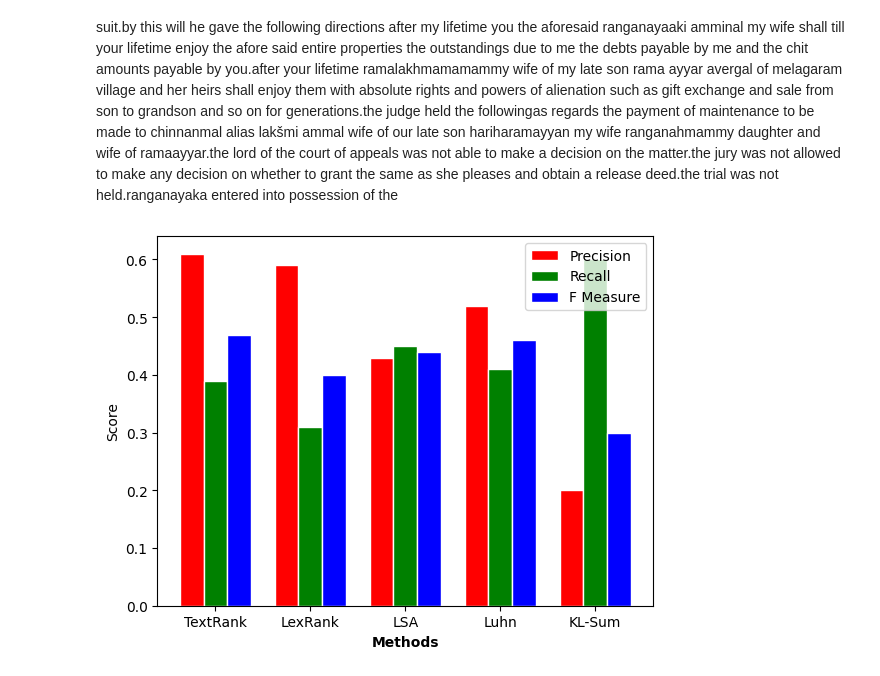
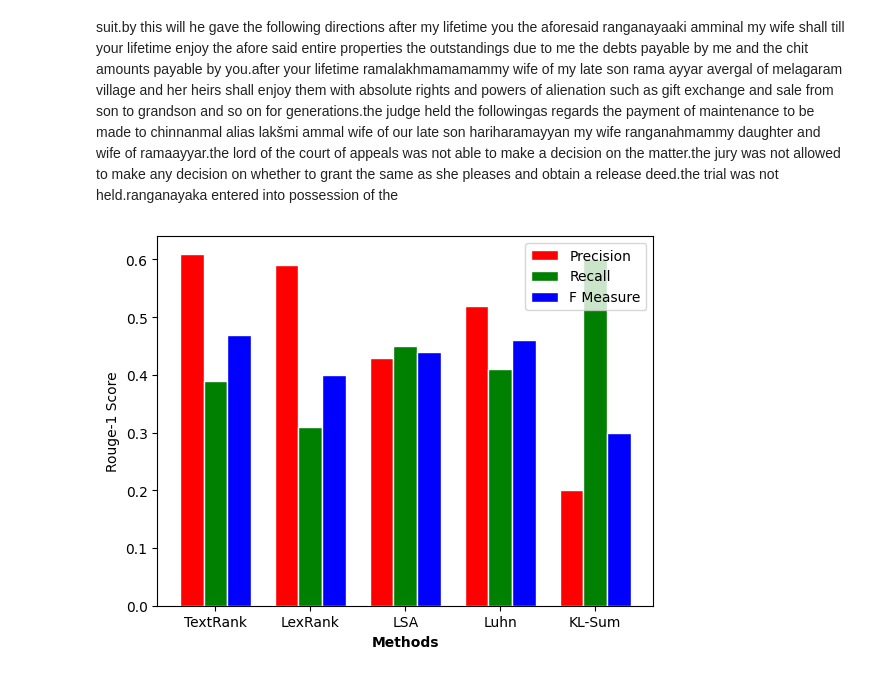
Before and after one commit to krithikajain/bart_model, a Jupyter notebook: bart_model.ipynb, the cells around one changed output. Saved outputs shown, nothing was run; the diff lists cells and outputs as text; code cells hidden in the pictures.

```diff
--- a/bart_model.ipynb
+++ b/bart_model.ipynb
@@ -315,32 +315,32 @@ import numpy as np
 methods = ['TextRank', 'LexRank', 'LSA', 'Luhn', 'KL-Sum']
 precision = [0.61, 0.59, 0.43, 0.52, 0.20]
 recall = [0.39, 0.31, 0.45, 0.41, 0.60]
 f_measure = [0.47, 0.40, 0.44, 0.46, 0.30]
 
 # Set the width of the bars
 bar_width = 0.25
 
 # Set the position of the bars on the x-axis
 r1 = np.arange(len(precision))
 r2 = [x + bar_width for x in r1]
 r3 = [x + bar_width for x in r2]
 
 # Create the bar chart
 plt.bar(r1, precision, color='red', width=bar_width, edgecolor='white', label='Precision')
 plt.bar(r2, recall, color='green', width=bar_width, edgecolor='white', label='Recall')
 plt.bar(r3, f_measure, color='blue', width=bar_width, edgecolor='white', label='F Measure')
 
 # Add xticks on the middle of the group bars
 plt.xlabel('Methods', fontweight='bold')
 plt.xticks([r + bar_width for r in range(len(precision))], methods)
 
 # Add y-label
-plt.ylabel('Score')
+plt.ylabel('Rouge-1 Score')
 
 # Add a legend
 plt.legend()
 
 # Show the plot
 plt.show()
 # %% [output]
-[figure, old version]
+[figure, new version]
```
Also changed, not shown: parts of 2 cells of this notebook.
